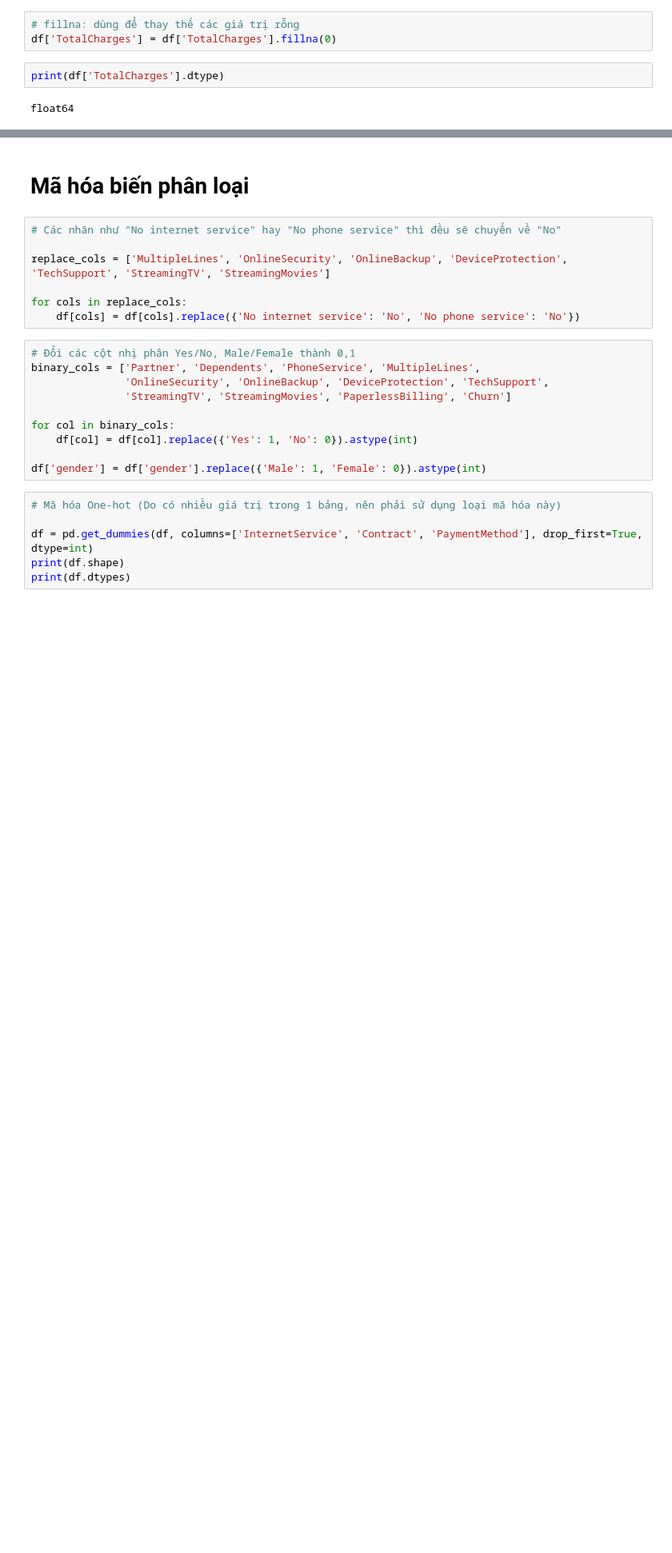
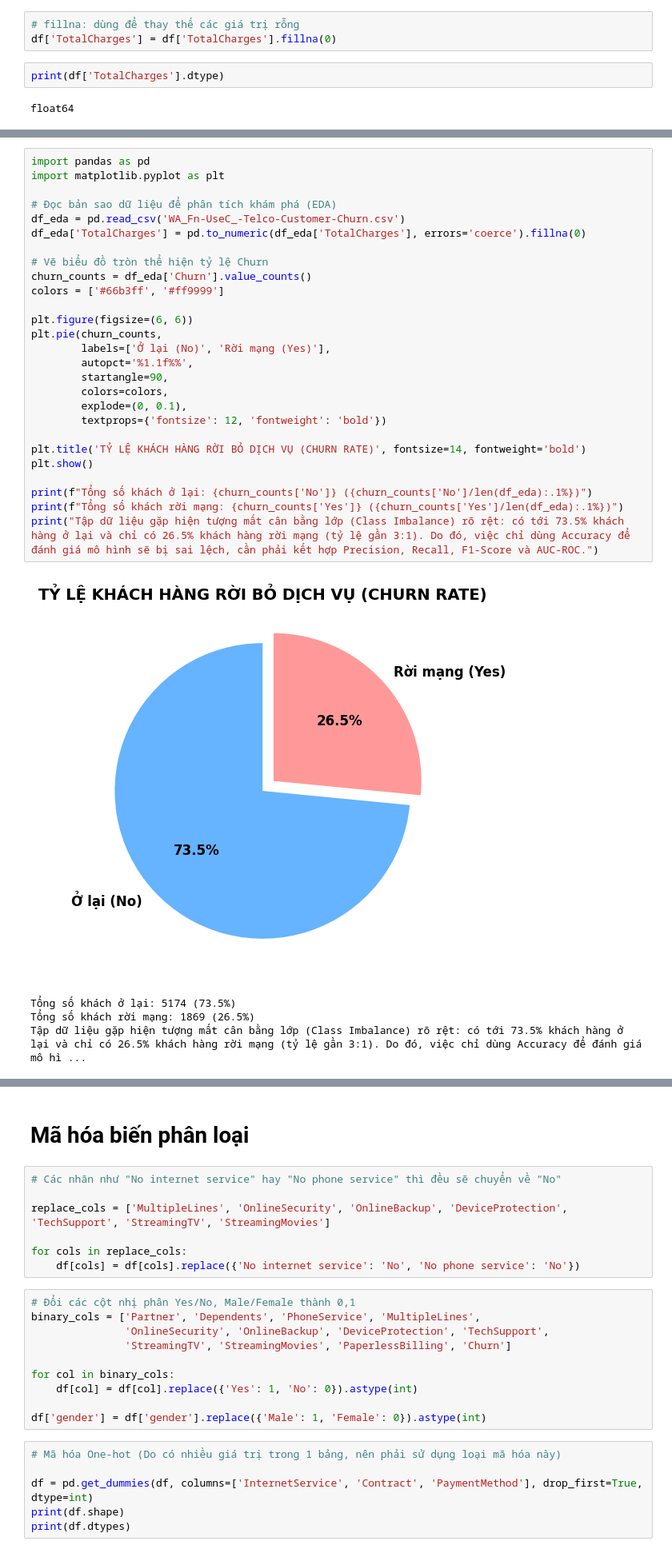
Before and after one commit to TranDuyAnhDEDA/KhaiPhaDuLieu, a Jupyter notebook: EDA.ipynb, the cells around one changed output, grey strips where cells are left out. Shown at 80% size. Drawn from its saved outputs; the diff is of its cells as text; blank space fills up the shorter version.

Commit message:
Thêm visual

```diff
--- a/EDA.ipynb
+++ b/EDA.ipynb
@@ -60,0 +63,32 @@ float64
+# %%
+import pandas as pd
+import matplotlib.pyplot as plt
+
+# Đọc bản sao dữ liệu để phân tích khám phá (EDA)
+df_eda = pd.read_csv('WA_Fn-UseC_-Telco-Customer-Churn.csv')
+df_eda['TotalCharges'] = pd.to_numeric(df_eda['TotalCharges'], errors='coerce').fillna(0)
+
+# Vẽ biểu đồ tròn thể hiện tỷ lệ Churn
+churn_counts = df_eda['Churn'].value_counts()
+colors = ['#66b3ff', '#ff9999']
+
+plt.figure(figsize=(6, 6))
+plt.pie(churn_counts,
+        labels=['Ở lại (No)', 'Rời mạng (Yes)'],
+        autopct='%1.1f%%',
+        startangle=90,
+        colors=colors,
+        explode=(0, 0.1),
+        textprops={'fontsize': 12, 'fontweight': 'bold'})
+
+plt.title('TỶ LỆ KHÁCH HÀNG RỜI BỎ DỊCH VỤ (CHURN RATE)', fontsize=14, fontweight='bold')
+plt.show()
+
+print(f"Tổng số khách ở lại: {churn_counts['No']} ({churn_counts['No']/len(df_eda):.1%})")
+print(f"Tổng số khách rời mạng: {churn_counts['Yes']} ({churn_counts['Yes']/len(df_eda):.1%})")
+print("Tập dữ liệu gặp hiện tượng mất cân bằng lớp (Class Imbalance) rõ rệt: có tới 73.5% khách hàng ở lại và chỉ có 26.5% khách hàng rời mạng (tỷ lệ gần 3:1). Do đó, việc chỉ dùng Accuracy để đánh giá mô hình sẽ bị sai lệch, cần phải kết hợp Precision, Recall, F1-Score và AUC-ROC.")
+# %% [output]
+[figure, added]
+Tổng số khách ở lại: 5174 (73.5%)
+Tổng số khách rời mạng: 1869 (26.5%)
+Tập dữ liệu gặp hiện tượng mất cân bằng lớp (Class Imbalance) rõ rệt: có tới 73.5% khách hàng ở lại và chỉ có 26.5% khách hàng rời mạng (tỷ lệ gần 3:1). Do đó, việc chỉ dùng Accuracy để đánh giá mô hì ...
```
Also changed, not shown: parts of 4 cells of this notebook.
